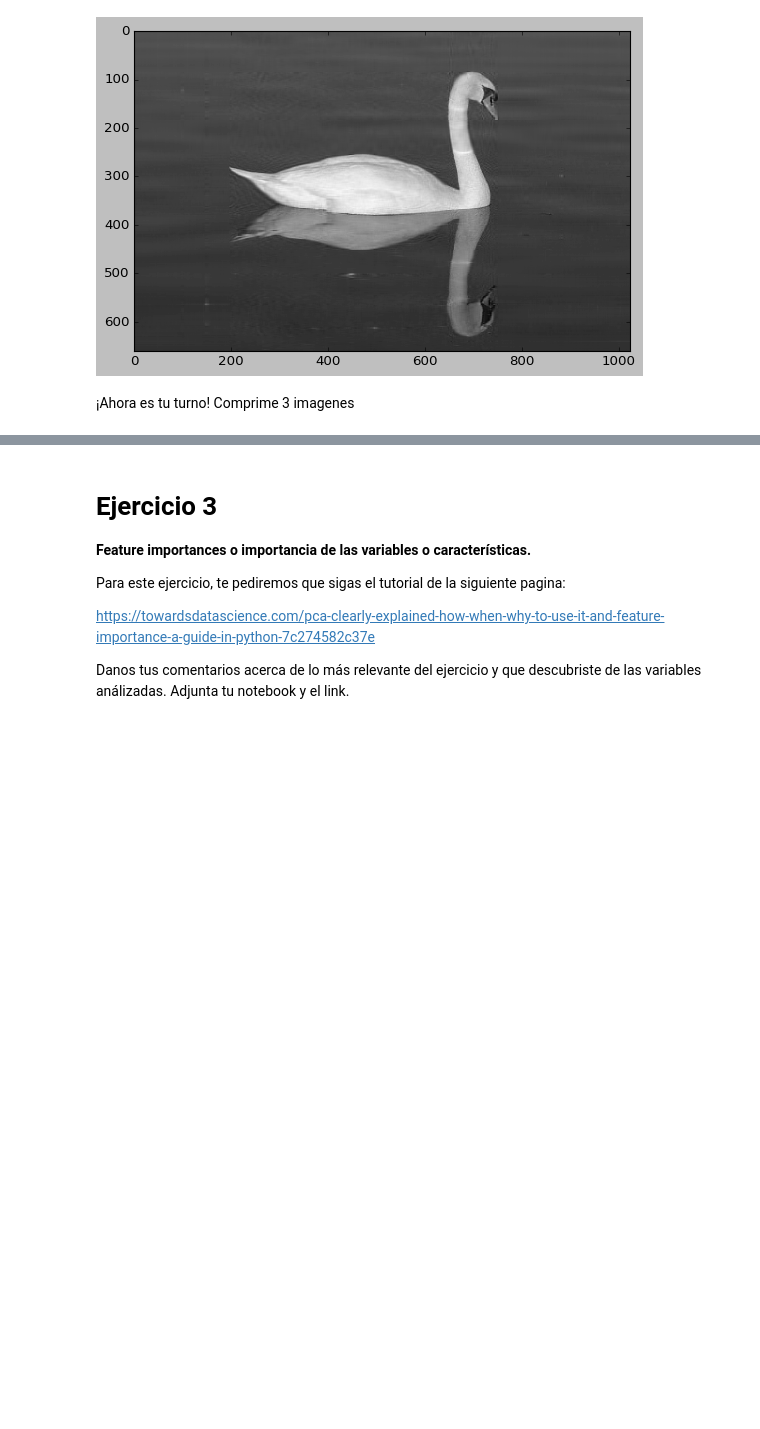
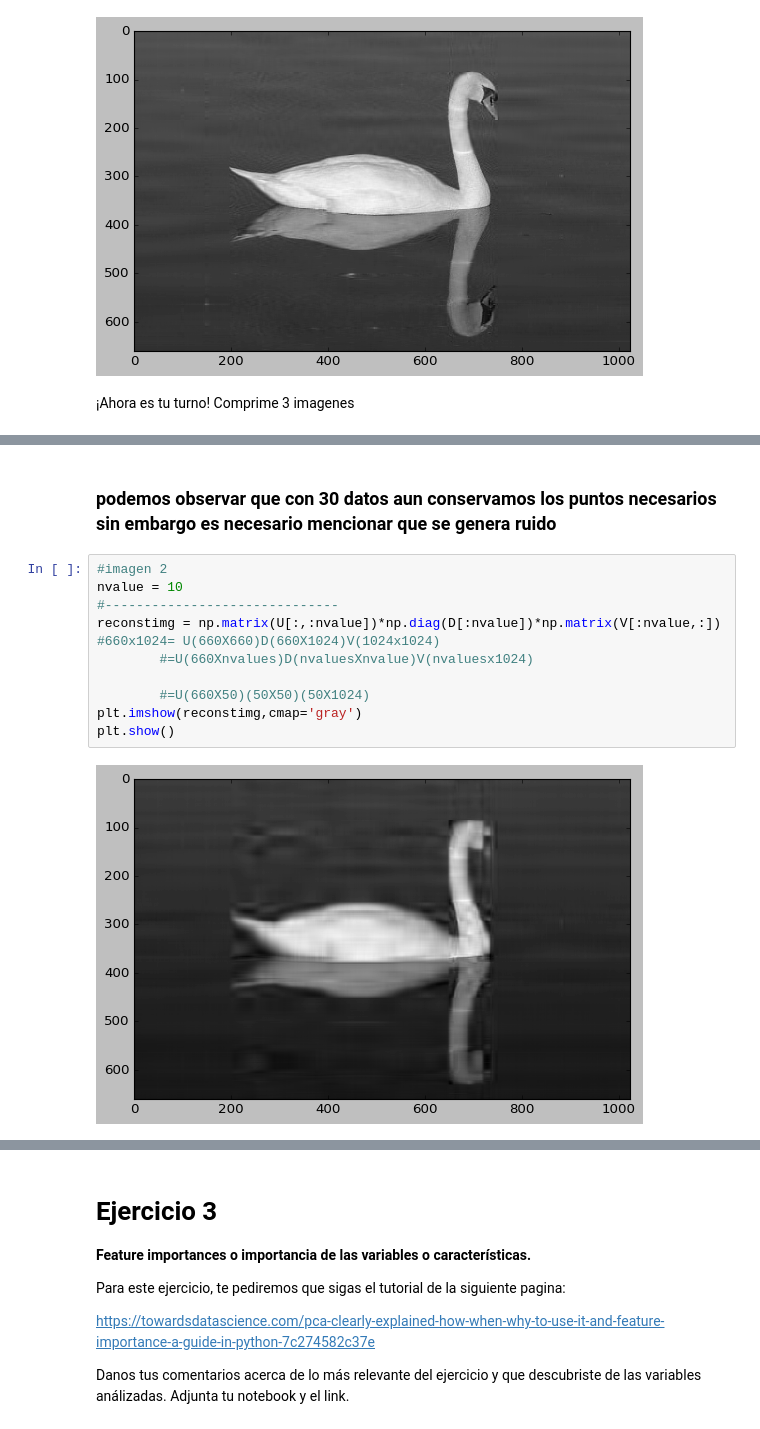
Before and after one commit to PosgradoMNA/actividades-de-aprendizaje-Rodrigo-Rodriguez-Rodriguez, a Jupyter notebook: Reduccion_dimensiones.ipynb, the cells around one changed output, grey strips where cells are left out. Saved outputs shown, nothing was run; the diff lists cells and outputs as text; blank space fills up the shorter version.

```diff
--- a/Reduccion_dimensiones.ipynb
+++ b/Reduccion_dimensiones.ipynb
@@ -232,0 +320,15 @@ Comprime 3 imagenes
+# %% [markdown]
+### podemos observar que con 30 datos aun conservamos los puntos necesarios sin embargo es necesario mencionar que se genera ruido
+# %%
+#imagen 2
+nvalue = 10
+#------------------------------
+reconstimg = np.matrix(U[:,:nvalue])*np.diag(D[:nvalue])*np.matrix(V[:nvalue,:])
+#660x1024= U(660X660)D(660X1024)V(1024x1024)
+        #=U(660Xnvalues)D(nvaluesXnvalue)V(nvaluesx1024)
+
+        #=U(660X50)(50X50)(50X1024)
+plt.imshow(reconstimg,cmap='gray')
+plt.show()
+# %% [output]
+[figure, added]
```
Also changed, not shown: parts of 39 cells of this notebook, 1 other file.
